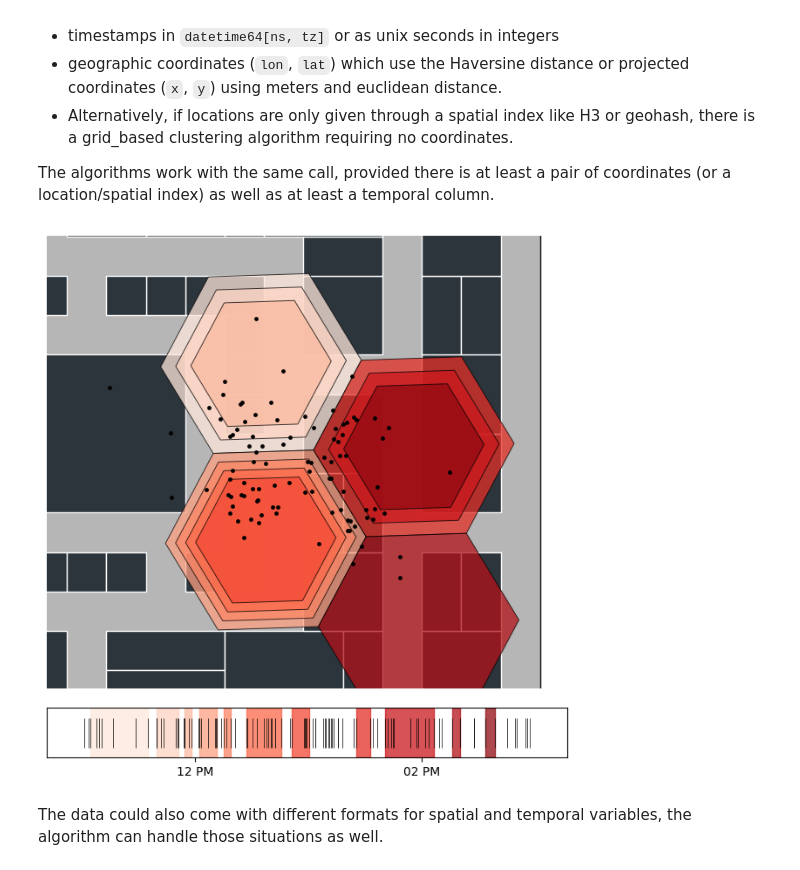
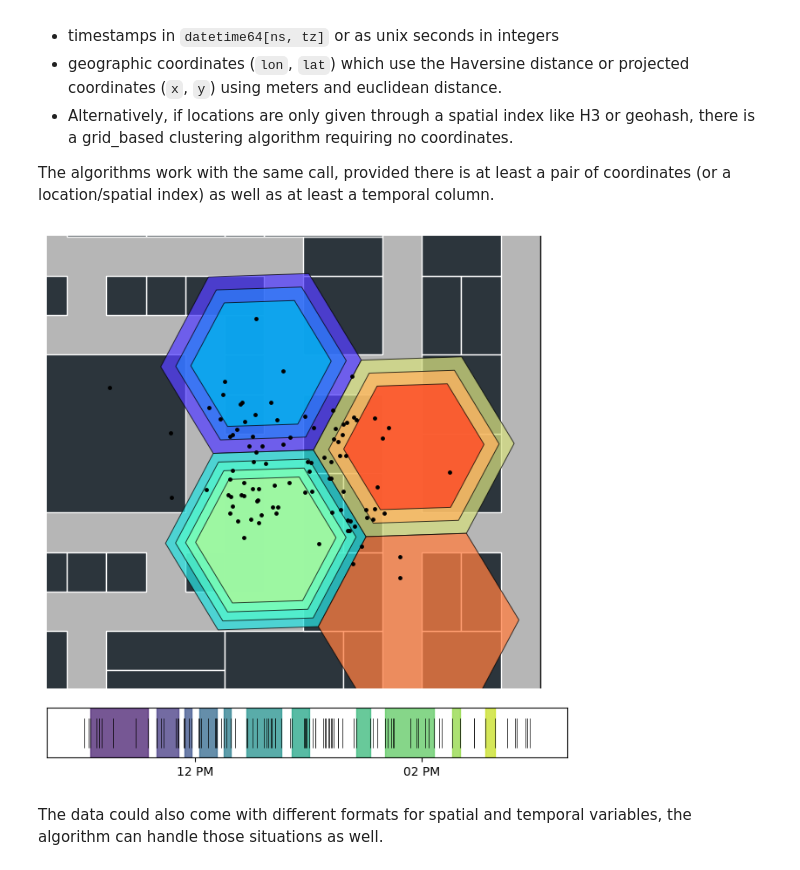
Before and after one commit to Watts-Lab/nomad, a Jupyter notebook: tutorials/IC2S2-2025/[3]stop-detection.ipynb, the cells around one changed output. Cells and saved outputs as stored; diff of their text form; code cells hidden in the pictures.

Commit message:
new plots and cleaned clutter

```diff
--- a/tutorials/IC2S2-2025/[3]stop-detection.ipynb
+++ b/tutorials/IC2S2-2025/[3]stop-detection.ipynb
@@ -217,25 +217,25 @@ traj_h3['cluster'] = GRID_BASED.grid_based_labels(traj_h3, time_thresh=180, dur_
 # %%
 traj_h3=traj[['gc_identifier','dev_x','dev_y', 'unix_ts', 'h3_cell']]
 
 fig, (ax_map, ax_barcode) = plt.subplots(2, 1, figsize=(6,6.5),
                                          gridspec_kw={'height_ratios':[10,1]})
 
 shp_plt.plot_polygon(outer_box, ax=ax_map, add_points=False, color='#0e0e0e')
 city.plot(ax=ax_map, edgecolor='white', linewidth=1, color='#2c353c')
 
-plot_stops(stops_h3, ax=ax_map, cmap='Reds', location_id='h3_cell', crs='EPSG:3857')
+plot_stops(stops_h3, ax=ax_map, cmap='rainbow', location_id='h3_cell', crs='EPSG:3857')
 plot_pings(traj_h3, ax=ax_map, radius=1, point_color='black', cmap='twilight', traj_cols=tc)
 
 adjust_zoom(stops['dev_x'], stops['dev_y'], buffer=3, ax=ax_map)
 ax_map.set_axis_off()
 
 plot_time_barcode(traj_h3[tc['timestamp']], ax=ax_barcode, set_xlim=True)
-plot_stops_barcode(stops_h3, ax=ax_barcode, cmap='Reds', set_xlim=False, timestamp='unix_ts')
+plot_stops_barcode(stops_h3, ax=ax_barcode, cmap='viridis', set_xlim=False, timestamp='unix_ts')
 
 plt.tight_layout(pad=0.1)
 plt.show()
 # %% [output]
-[figure, old version]
+[figure, new version]
 # %% [markdown]
 The data could also come with different formats for spatial and temporal variables, the algorithm can handle those situations as well.
 # %% [markdown]
```
